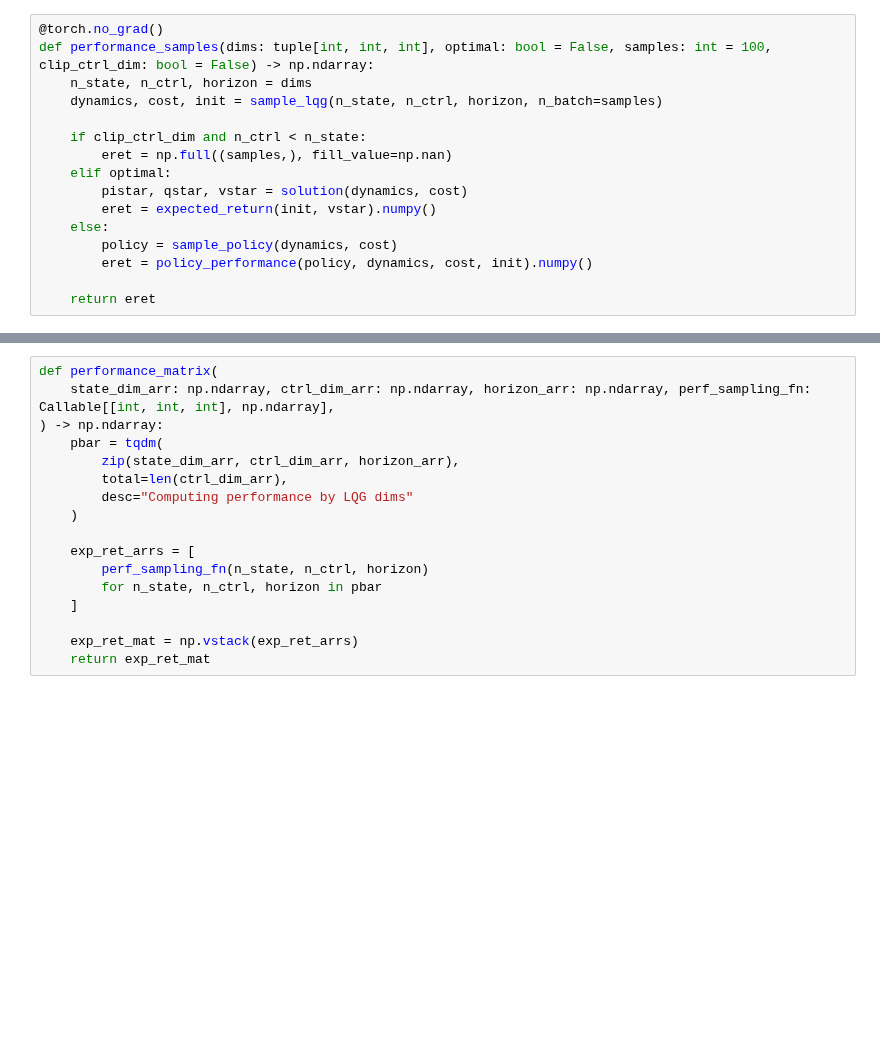
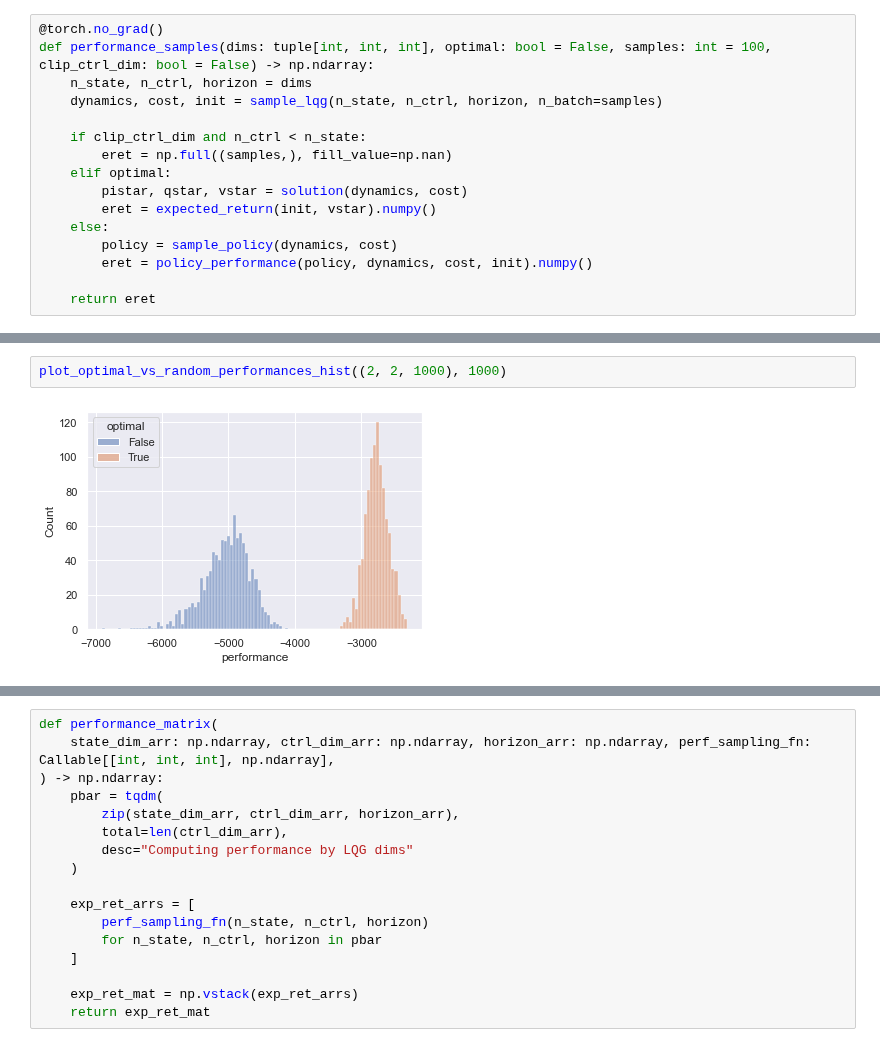
Before and after one commit to 0xangelo/LQSVG, a Jupyter notebook: experiments/notebooks/perf_and_grad.ipynb, the cells around one changed output, grey strips where cells are left out. Saved outputs shown, nothing was run; the diff lists cells and outputs as text; blank space fills up the shorter version.

```diff
--- a/experiments/notebooks/perf_and_grad.ipynb
+++ b/experiments/notebooks/perf_and_grad.ipynb
@@ -425,0 +442,4 @@ def performance_samples(dims: tuple[int, int, int], optimal: bool = False, sampl
+# %%
+plot_optimal_vs_random_performances_hist((2, 2, 1000), 1000)
+# %% [output]
+[figure, added]
```
Also changed, not shown: parts of 16 cells of this notebook.
